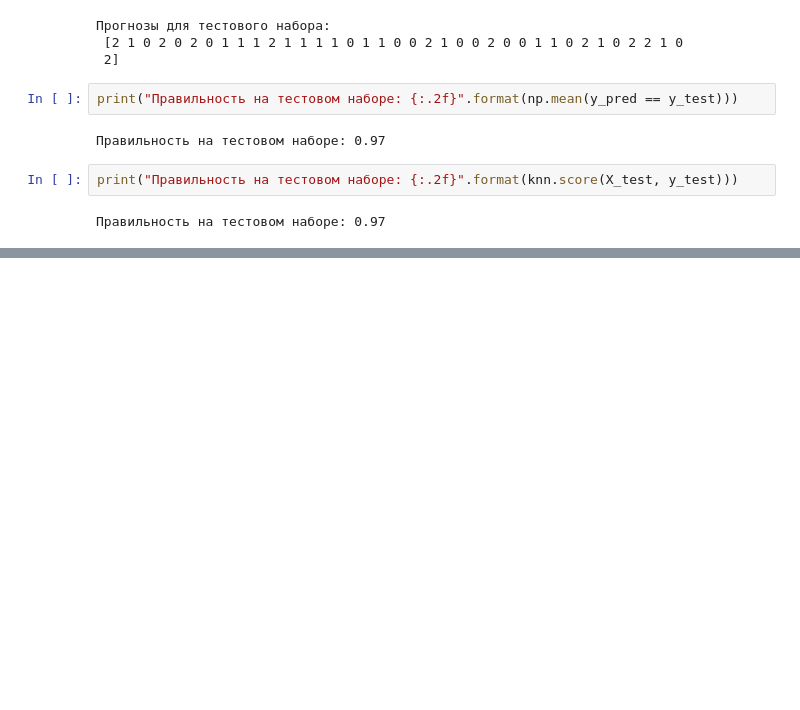
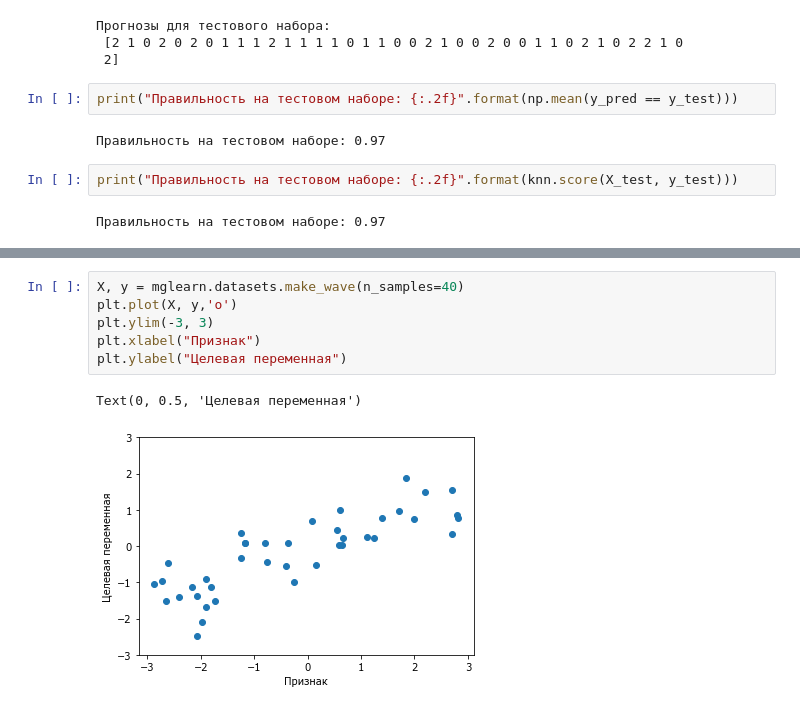
Before and after one commit to fray517/ml, a Jupyter notebook: machine_learning_1.ipynb, the cells around one changed output, grey strips where cells are left out. Drawn from its saved outputs; the diff is of its cells as text; blank space fills up the shorter version.

```diff
--- a/machine_learning_1.ipynb
+++ b/machine_learning_1.ipynb
@@ -177,0 +194,9 @@ print("Правильность на тестовом наборе: {:.2f}".form
+# %%
+X, y = mglearn.datasets.make_wave(n_samples=40)
+plt.plot(X, y,'o')
+plt.ylim(-3, 3)
+plt.xlabel("Признак")
+plt.ylabel("Целевая переменная")
+# %% [output]
+Text(0, 0.5, 'Целевая переменная')
+[figure, added]
```
Also changed, not shown: parts of 19 cells of this notebook.
